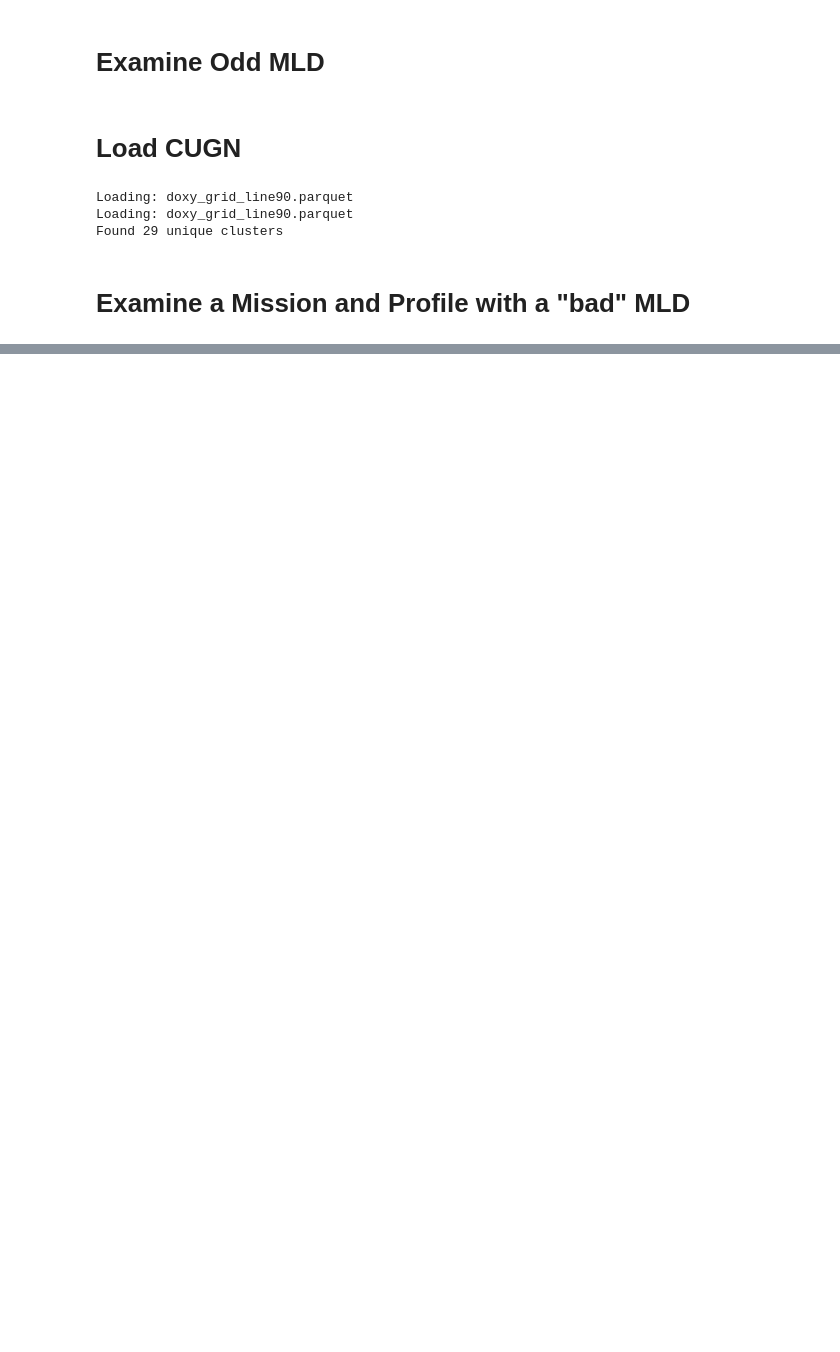
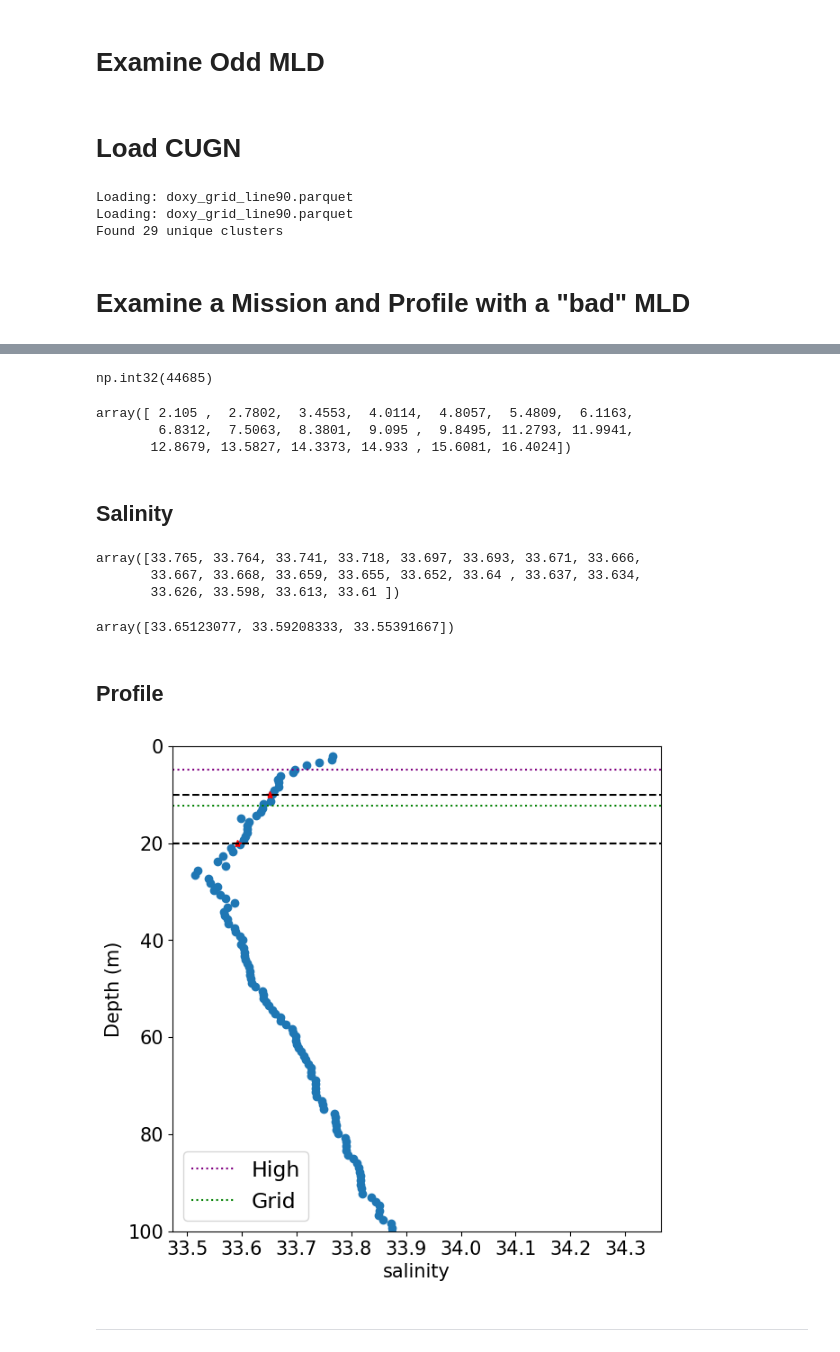
Before and after one commit to Sea-Meets-the-Stars/cugn, a Jupyter notebook: papers/SO/Analysis/OddMLD.ipynb, the cells around one changed output, grey strips where cells are left out. Drawn from its saved outputs; the diff is of its cells as text; code cells hidden in the pictures; blank space fills up the shorter version.

```diff
--- a/papers/SO/Analysis/OddMLD.ipynb
+++ b/papers/SO/Analysis/OddMLD.ipynb
@@ -54,7 +58,7 @@ temperature = ds_high.temperature.values
 # %% [markdown]
 # Examine a Mission and Profile with a "bad" MLD
 # %%
-def do_calcs(mission_name:str, mission_profile:int, min_depth:float=5.):
+def do_calcs(mission_name:str, mission_profile:int, min_depth:float=0.5):
 
     gidx = (grid_extrem.mission.values == mission_name) & (
         grid_extrem.mission_profile.values == mission_profile)
@@ -95,6 +99,7 @@ def do_calcs(mission_name:str, mission_profile:int, min_depth:float=5.):
 mname = '20503001'
 in_grid = (grid_extrem.mission.values == mname)
 np.unique(grid_extrem.mission_profile.values[in_grid])
-mprofile = 14
+#mprofile = 14  # If z=10m means average 5-15m
+mprofile = 670
 # %%
 my_obs, gMLD, MLD, sigma0 = do_calcs(mname, mprofile)
@@ -105,4 +105,0 @@ NameError: name 'lat' is not defined
-# %%
-my_obs = ds_high.profile_obs_index.values == profile
-my_obs.size
-my_obs += ds_high.depth.values > 0.5
@@ -113,0 +112,60 @@ sns.histplot(ds_high.depth[my_obs].values, bins=500)
+# %%
+gidx = (grid_tbl.mission.values == mname) & (
+    grid_tbl.mission_profile.values == mprofile)
+gprofile = grid_tbl[gidx].profile.values[0]
+gprofile
+# %% [output]
+np.int32(44685)
+# %%
+srt_z = np.argsort(ds_high.depth[my_obs])
+ds_high.depth.values[my_obs][srt_z][0:20]
+# %% [output]
+array([ 2.105 ,  2.7802,  3.4553,  4.0114,  4.8057,  5.4809,  6.1163,
+        6.8312,  7.5063,  8.3801,  9.095 ,  9.8495, 11.2793, 11.9941,
+       12.8679, 13.5827, 14.3373, 14.933 , 15.6081, 16.4024])
+# %% [markdown]
+## Salinity
+# %%
+ds_high.salinity.values[my_obs][srt_z][0:20]
+# %% [output]
+array([33.765, 33.764, 33.741, 33.718, 33.697, 33.693, 33.671, 33.666,
+       33.667, 33.668, 33.659, 33.655, 33.652, 33.64 , 33.637, 33.634,
+       33.626, 33.598, 33.613, 33.61 ])
+# %%
+ds.salinity.data[0:3,gprofile]
+# %% [output]
+array([33.65123077, 33.59208333, 33.55391667])
+# %% [markdown]
+## Profile
+# %%
+q = 'salinity'
+#q = 'temperature'
+fig = plt.figure(figsize=(7,7))
+ax = plt.gca()
+#
+ax.plot(ds_high[q].values[my_obs], ds_high.depth[my_obs], 'o')
+#
+ax.set_xlabel(q)
+ax.set_ylabel('Depth (m)')
+#
+ax.set_ylim(100, 0.)
+#ax.set_xlim(33.4, 34.)
+plotting.set_fontsize(ax, 15.)
+# Add grid values
+for layer in [0,1]:
+    ax.plot(ds[q].data[layer, gprofile], ds.depth[layer], 'r*')
+
+#
+for depth in [10, 20.]:
+    ax.axhline(depth, color='k', ls='--')
+# MLD
+ax.axhline(MLD, color='purple', ls=':', label='High')
+ax.axhline(gMLD+5, color='g', ls=':', label='Grid')
+#
+ax.legend(fontsize=17.)
+#
+plt.show()
+# %% [output]
+[figure, added]
+# %% [markdown]
+----
```
Also changed, not shown: parts of 8 cells of this notebook, 1 other file.
